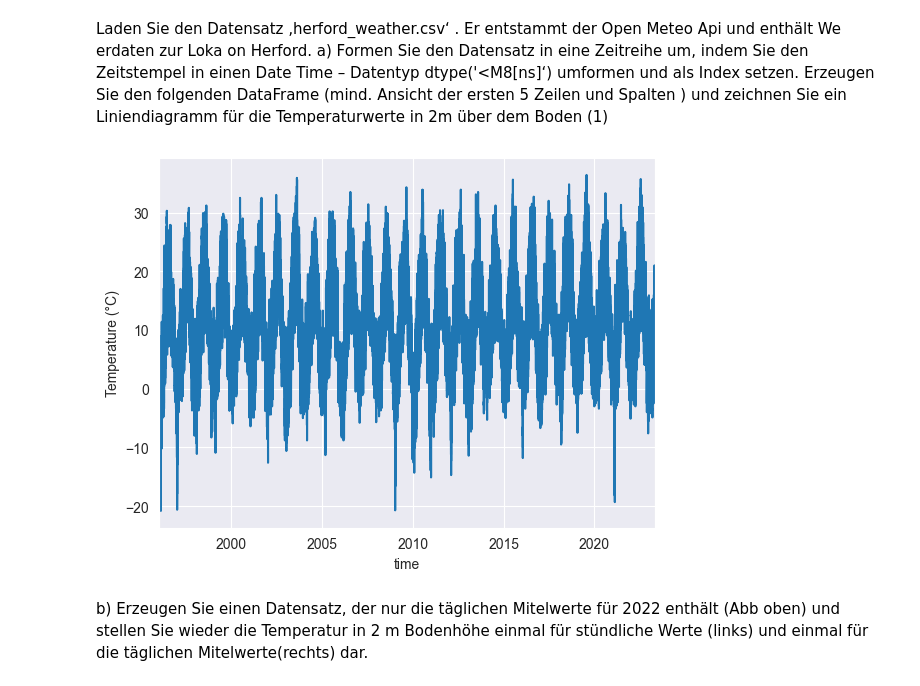
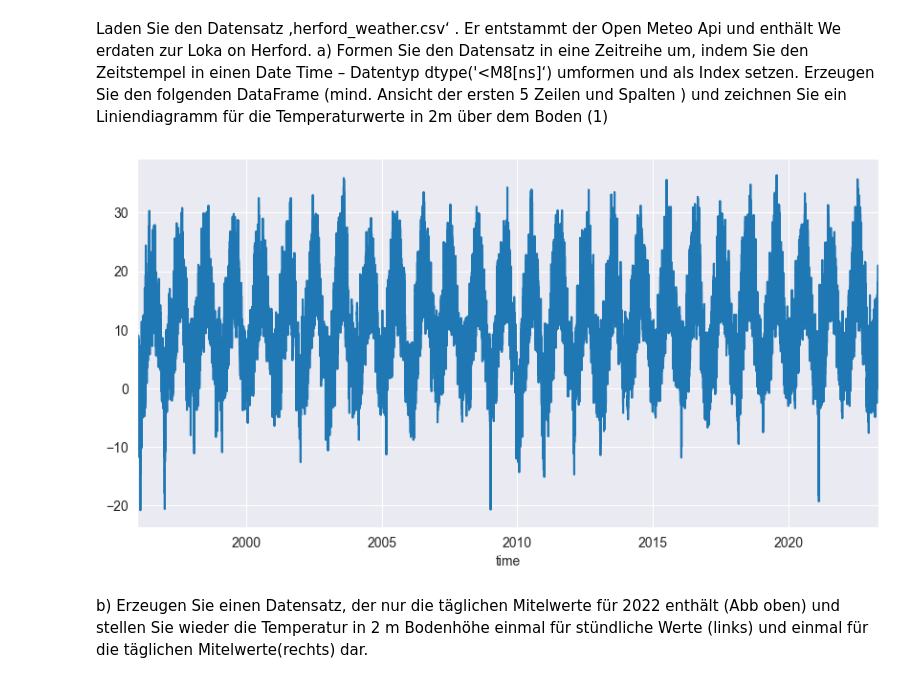
Before and after one commit to Malte-W-Schule/Datenanalyse_Sem_03, a Jupyter notebook: Blatt 6/Blatt_06.ipynb, the cells around one changed output. Drawn from its saved outputs; the diff is of its cells as text; code cells hidden in the pictures.

```diff
--- a/Blatt 6/Blatt_06.ipynb
+++ b/Blatt 6/Blatt_06.ipynb
@@ -16,25 +16,22 @@ zeichnen Sie ein Liniendiagramm
 für die Temperaturwerte in 2m
 über dem Boden  (1)
 # %%
-import datetime
-from math import trunc
-
+import numpy as np
 import pandas as pd
-import seaborn as sns
 import matplotlib.pyplot as plt
 
 df = pd.read_csv("herford_weather.csv")
 
-df["time"] = pd.to_datetime(df["time"])         #time zu datatype datetime ändern
+df['time'] = pd.to_datetime(df['time'])         #time zu datatype datetime ändern
 
-df = df.set_index("time")                       #index zu time ändern
+df.set_index('time',inplace=True)          #index zu time ändern
 
-df["temperature_2m (°C)"].plot()                #plotten
-plt.xlabel("time")
-plt.ylabel("Temperature (°C)")
+df['temperature_2m (°C)'].plot(figsize=(10, 5)) #plotten
+#plt.xlabel("time")
+#plt.ylabel("Temperature (°C)")
 plt.show()
 # %% [output]
-[figure, old version]
+[figure, new version]
 # %% [markdown]
 b) Erzeugen Sie einen
 Datensatz, der nur die
```
Also changed, not shown: parts of 7 cells of this notebook, 1 other file.
